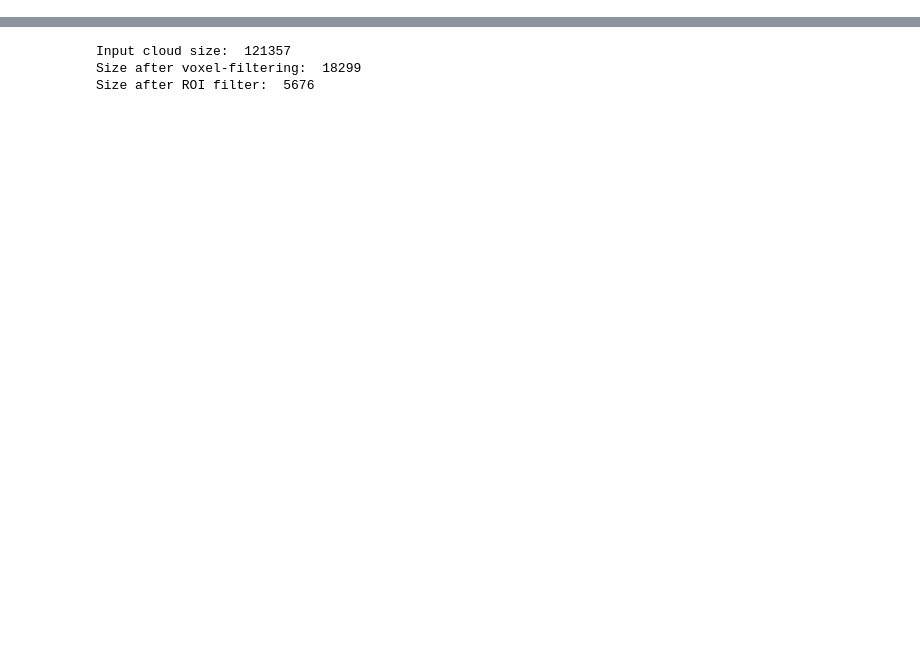
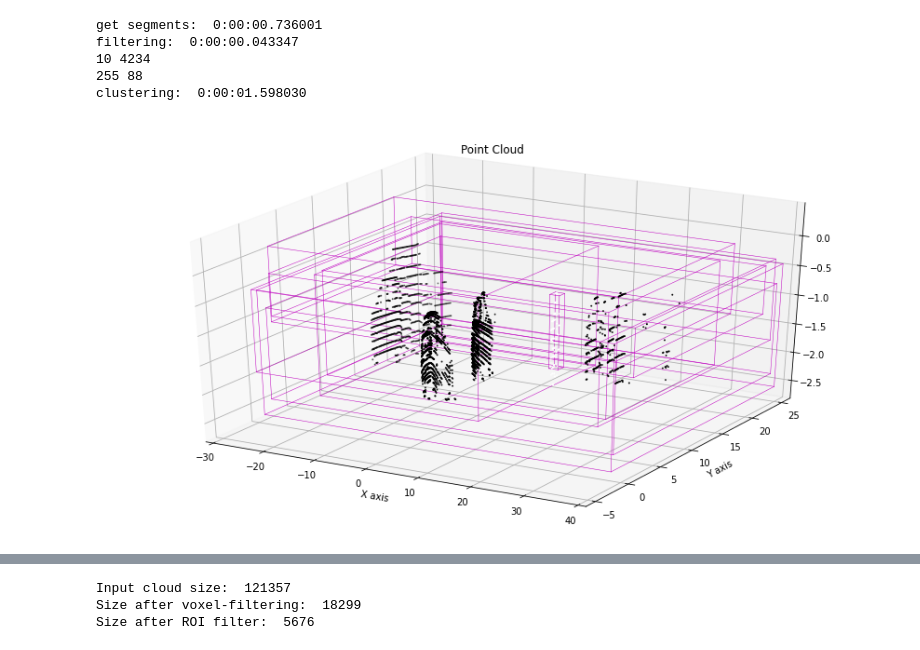
Before and after one commit to VirtualRoyalty/PointCloudSegmentation, a Jupyter notebook: obstacle-detection/pcl_pipeline.ipynb, the cells around one changed output, grey strips where cells are left out. Drawn from its saved outputs; the diff is of its cells as text; code cells hidden in the pictures; blank space fills up the shorter version.

Commit message:
corrupted(not last ver) obstacle detection, clusterisation on each segment (pcl)

```diff
--- a/obstacle-detection/pcl_pipeline.ipynb
+++ b/obstacle-detection/pcl_pipeline.ipynb
@@ -10,11 +10,11 @@ import pythreejs
 import pyntcloud
 import matplotlib.pyplot as plt
 # %%
-scan = np.fromfile('000009.bin', dtype=np.float32)
+scan = np.fromfile('000000.bin', dtype=np.float32)
 scan = scan.reshape((-1, 4))[:, :3]
 
-label = np.fromfile('000009.label', dtype=np.float32)
-label = scan.reshape((-1))
+label = np.fromfile('000000.label', dtype=np.uint32)
+label = label.reshape((-1))
 
 cloud_XYZ = pcl.PointCloud()
-cloud_XYZ.from_array(scan[:, 0:3])
+cloud_XYZ.from_array(scan[:,:3])
@@ -20,0 +31,21 @@ cloud_XYZ.from_array(scan[:, 0:3])
+# %%
+obstacle_lst = {
+  10: "car",
+  11: "bicycle",
+  13: "bus",
+  15: "motorcycle",
+  16: "on-rails",
+  18: "truck",
+  20: "other-vehicle",
+  30: "person",
+  31: "bicyclist",
+  32: "motorcyclist",
+  252: "moving-car",
+  253: "moving-bicyclist",
+  254: "moving-person",
+  255: "moving-motorcyclist",
+  256: "moving-on-rails",
+  257: "moving-bus",
+  258: "moving-truck",
+  259: "moving-other-vehicle"
+}
@@ -143,3 +241,20 @@ def get_cluster_box_list(cluster_indices, cloud_obsts):
+# %%
+bboxes, pcloud_pcl = pipeline_optimized(scan, label, obstacle_lst)
+# %% [output]
+get segments:  0:00:00.736001
+filtering:  0:00:00.043347
+10 4234
+255 88
+clustering:  0:00:01.598030
+# %%
+f = plt.figure(figsize=(15, 8))
+ax = f.add_subplot(111, projection='3d')
+draw_point_cloud(pcloud_pcl, ax, 'Point Cloud', xlim3d=(-30,40))
+for box in bboxes:
+     draw_box(ax, box, axes=[0, 1, 2], color='m')
+plt.show()
+# %% [output]
+[figure, added]
 # %%
 cloud_voxel_filtered = voxel_filter(cloud_XYZ, [0.3, 0.3, 0.3])
 print('Input cloud size: ', cloud_XYZ.size, ', size after voxel-filtering: ', cloud_voxel_filtered.size)
```
Also changed, not shown: parts of 10 cells of this notebook, 1 other file.
